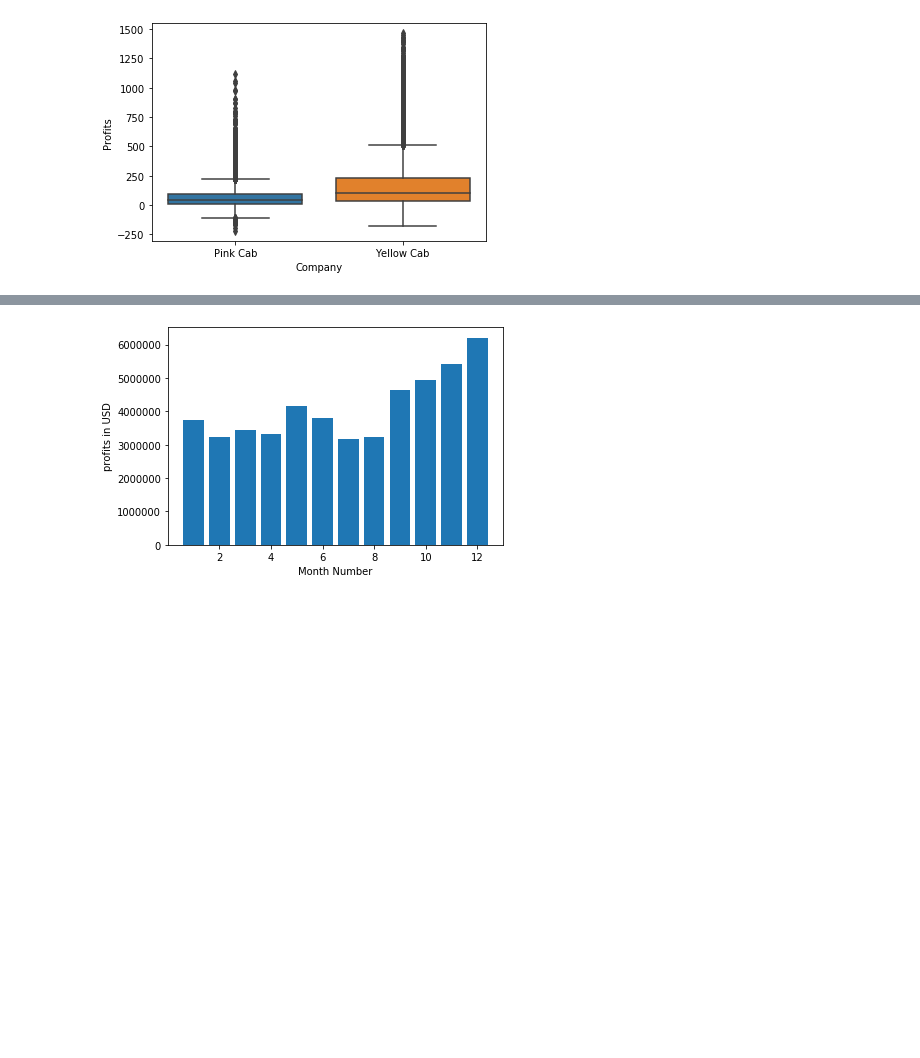
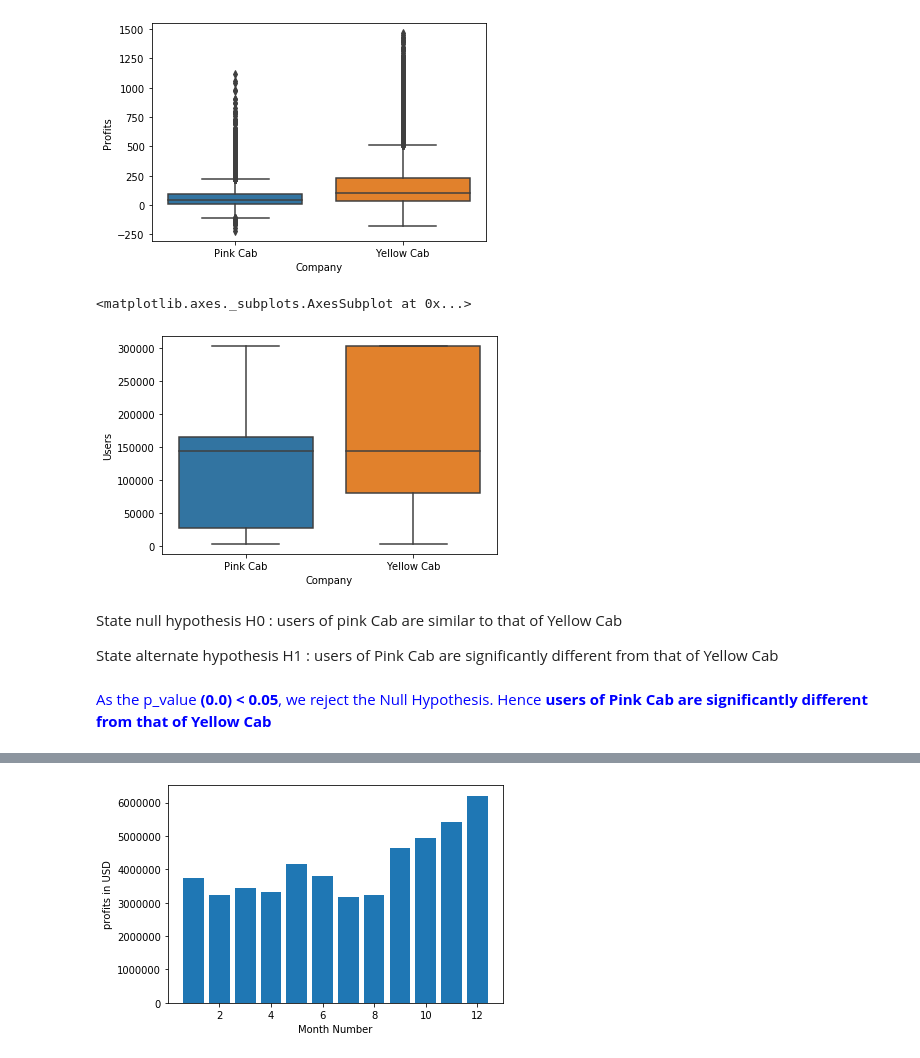
Before and after one commit to berilkoko97/G2M-Investment-analysis, a Jupyter notebook: G2M insight for Cab Investment firm .ipynb, the cells around one changed output, grey strips where cells are left out. Cells and saved outputs as stored; diff of their text form; code cells hidden in the pictures; blank space fills up the shorter version.

```diff
--- a/G2M insight for Cab Investment firm .ipynb
+++ b/G2M insight for Cab Investment firm .ipynb
@@ -482,3 +609,31 @@ sns.boxplot(x ='Company',y ='Profits',data =master_data)
 # %% [output]
 <matplotlib.axes._subplots.AxesSubplot at 0x...>
 [figure]
+# %%
+#is there any relation between company and users
+sns.boxplot(x ='Company',y ='Users',data =master_data)
+# %% [output]
+<matplotlib.axes._subplots.AxesSubplot at 0x...>
+[figure, added]
+# %% [markdown]
+State null hypothesis
+H0 : users of pink Cab are similar to that of Yellow Cab
+
+State alternate hypothesis
+H1 : users of Pink Cab are significantly different from that of Yellow Cab
+# %%
+#Split the company column into two parts between yellow cab and pink cab
+
+X = np.array(master_data[master_data.Company == 'Yellow Cab'].Users)
+Y = np.array(master_data[master_data.Company == 'Pink Cab'].Users)
+
+#executing the independent t-test to run tests on single variable
+t_stat, p_value = stats.ttest_ind(X,Y)
+
+# Setting our significance level at 5%
+if p_value < 0.05:
+    printmd(f'As the p_value **({p_value}) < 0.05**, we reject the Null Hypothesis. Hence **users of Pink Cab are significantly different from that of Yellow Cab**', color='blue')
+else:
+    printmd(f'As the p_value **({p_value}) > 0.05**, we fail to reject Null Hypothesis. Hence **users of pink Cab are similar to that of Yellow Cab**', color='blue')
+# %% [output]
+<span style='color:blue'>As the p_value **(0.0) < 0.05**, we reject the Null Hypothesis. Hence **users of Pink Cab are significantly different from that of Yellow Cab**</span>
```
Also changed, not shown: parts of 43 cells of this notebook, 1 other file.
